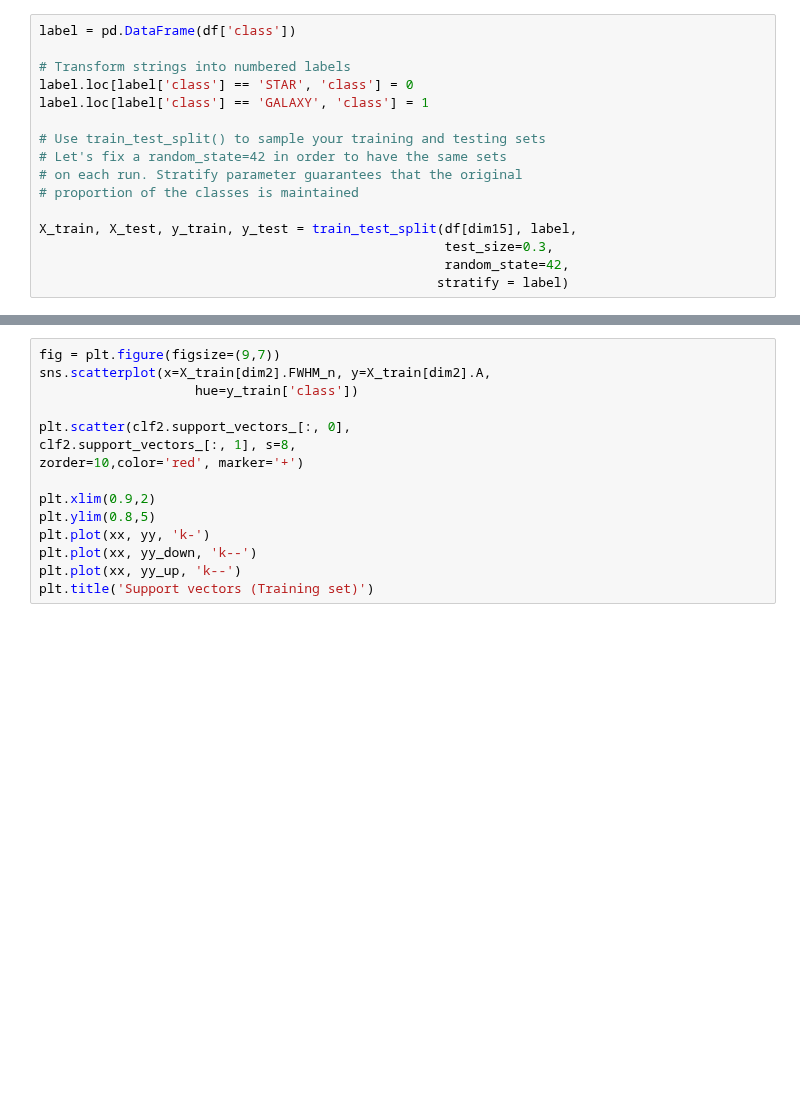
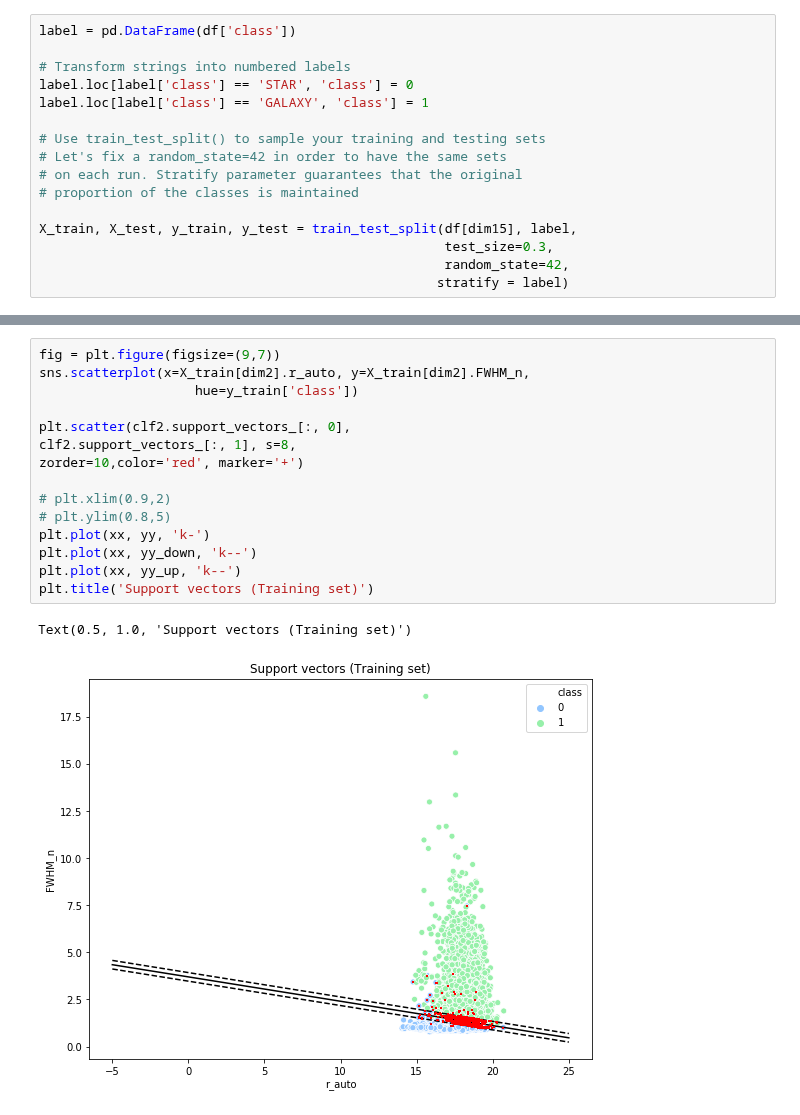
Before and after one commit to marixko/stargalaxy_SVM, a Jupyter notebook: SVM.ipynb, the cells around one changed output, grey strips where cells are left out. Drawn from its saved outputs; the diff is of its cells as text; blank space fills up the shorter version.

```diff
--- a/SVM.ipynb
+++ b/SVM.ipynb
@@ -127,18 +131,21 @@ plt.show()
 # %%
 fig = plt.figure(figsize=(9,7))
-sns.scatterplot(x=X_train[dim2].FWHM_n, y=X_train[dim2].A,
+sns.scatterplot(x=X_train[dim2].r_auto, y=X_train[dim2].FWHM_n,
                     hue=y_train['class'])
 
 plt.scatter(clf2.support_vectors_[:, 0],
 clf2.support_vectors_[:, 1], s=8,
 zorder=10,color='red', marker='+')
 
-plt.xlim(0.9,2)
-plt.ylim(0.8,5)
+# plt.xlim(0.9,2)
+# plt.ylim(0.8,5)
 plt.plot(xx, yy, 'k-')
 plt.plot(xx, yy_down, 'k--')
 plt.plot(xx, yy_up, 'k--')
 plt.title('Support vectors (Training set)')
+# %% [output]
+Text(0.5, 1.0, 'Support vectors (Training set)')
+[figure, added]
 # %%
 # Train your model:
 clf15 = SVC(kernel= 'linear')
```
Also changed, not shown: parts of 6 cells of this notebook, 2 other files.
